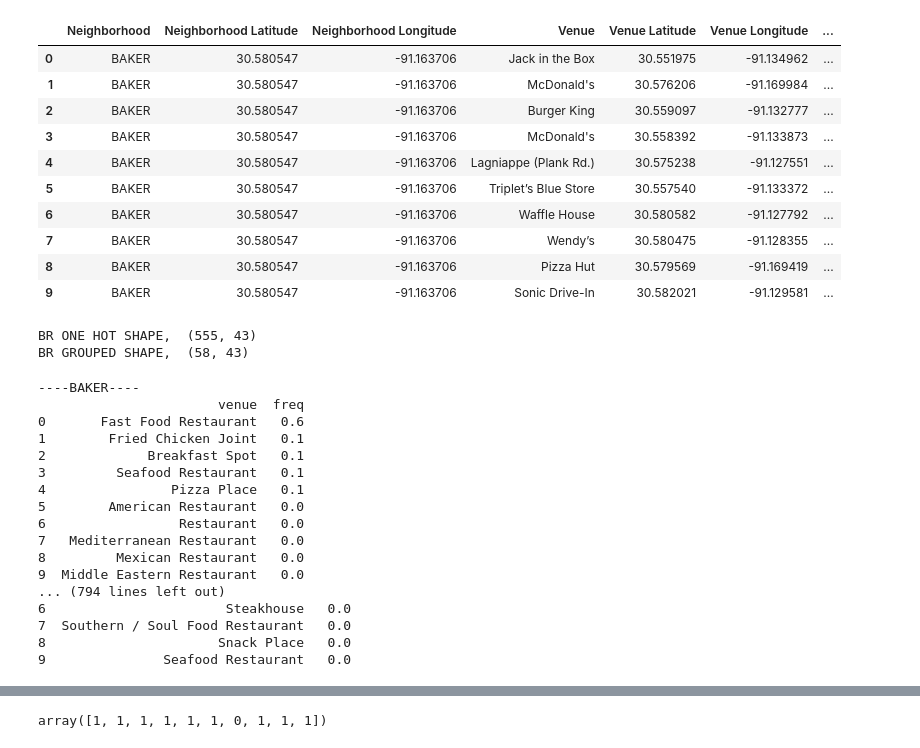
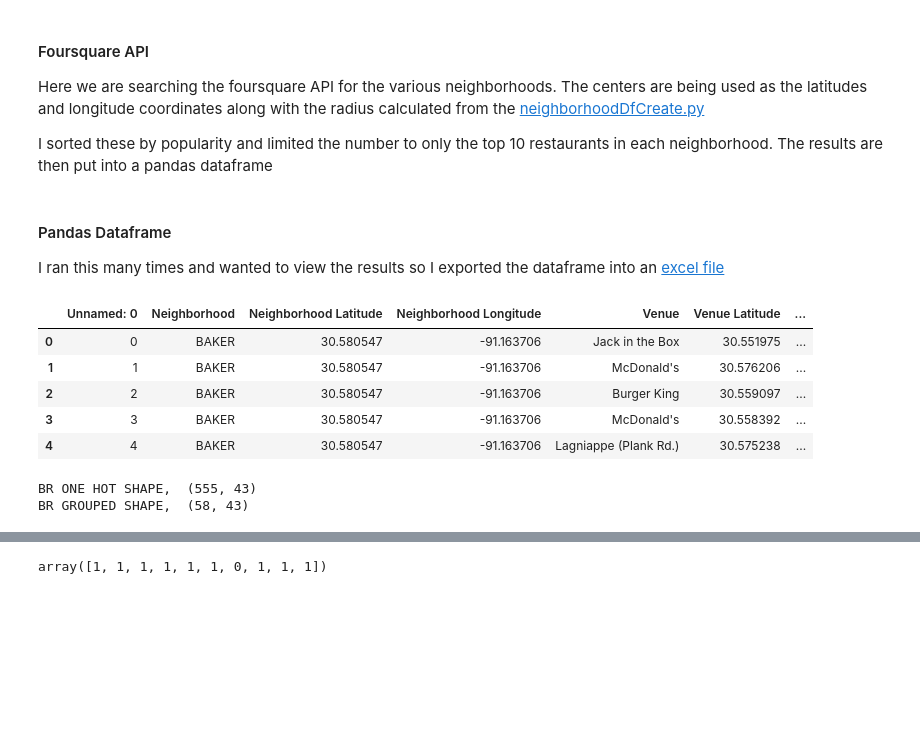
Before and after one commit to travistheall/Coursera_Capstone, a Jupyter notebook: notebooks/Api Popular Restaurants.ipynb, the cells around one changed output, grey strips where cells are left out. Cells and saved outputs as stored; diff of their text form; code cells hidden in the pictures; blank space fills up the shorter version.

```diff
--- a/notebooks/Api Popular Restaurants.ipynb
+++ b/notebooks/Api Popular Restaurants.ipynb
@@ -42,3 +46,7 @@ geojson = requests.get('https://opendata.arcgis.com/datasets/7c5e82ef83834de2ad2
+# %% [markdown]
+<h4>Foursquare API</h4>
+<p>Here we are searching the foursquare API for the various neighborhoods. The centers are being used as the latitudes and longitude coordinates along with the radius calculated from the <a href="https://github.com/travistheall/Coursera_Capstone/blob/master/Python%20Files/neighborhoodDfCreate.py">neighborhoodDfCreate.py</a></p>
+<p>I sorted these by popularity and limited the number to only the top 10 restaurants in each neighborhood. The results are then put into a pandas dataframe</p>
 # %%
 CLIENT_ID='XLQ4AOQ1EPWQSLRZTS2J253I2KIEUF5QOIC3TEQ2T2HKCQIW'
 CLIENT_SECRET = 'CZ2KUW1Z2FQ2VI3B5AOUTXNKL3BWPBODJ2XVEYCBPUZQZ3AR'
@@ -85,24 +93,22 @@ def getNearbyVenues(names, radius, latitudes, longitudes):
                              'Venue Category']
 
     return (nearby_venues)
+# %% [markdown]
+<h4>Pandas Dataframe</h4>
+<p>I ran this many times and wanted to view the results so I exported the dataframe into an <a href="https://github.com/travistheall/Coursera_Capstone/blob/master/data/FourSquareAPI/br_food_w_Coord.xlsx">excel file</a></p>
 # %%
-br_venues = getNearbyVenues(names=neighCenterData['Neighborhood'],
+"""br_venues = getNearbyVenues(names=neighCenterData['Neighborhood'],
                             radius=neighCenterData['Radius'],
                             latitudes=neighCenterData['Center Latitude'],
                             longitudes=neighCenterData['Center Longitude'])
-br_venues.to_excel('br_food_w_Coord.xlsx')
-#br_venues = pd.read_excel('../data/FoursquareAPI/br_food_w_Coord.xlsx')
-br_venues.head(10)
+br_venues.to_excel('br_food_w_Coord.xlsx')"""
+br_venues = pd.read_excel('../data/FoursquareAPI/br_food_w_Coord.xlsx')
+br_venues.head()
 # %% [output]
-|  | Neighborhood | Neighborhood Latitude | Neighborhood Longitude | Venue | Venue Latitude | Venue Longitude | ... |
-| 0 | BAKER | 30.580547 | -91.163706 | Jack in the Box | 30.551975 | -91.134962 | ... |
-| 1 | BAKER | 30.580547 | -91.163706 | McDonald's | 30.576206 | -91.169984 | ... |
-| 2 | BAKER | 30.580547 | -91.163706 | Burger King | 30.559097 | -91.132777 | ... |
-| 3 | BAKER | 30.580547 | -91.163706 | McDonald's | 30.558392 | -91.133873 | ... |
-| 4 | BAKER | 30.580547 | -91.163706 | Lagniappe (Plank Rd.) | 30.575238 | -91.127551 | ... |
-| 5 | BAKER | 30.580547 | -91.163706 | Triplet’s Blue Store | 30.557540 | -91.133372 | ... |
-| 6 | BAKER | 30.580547 | -91.163706 | Waffle House | 30.580582 | -91.127792 | ... |
-| 7 | BAKER | 30.580547 | -91.163706 | Wendy’s | 30.580475 | -91.128355 | ... |
-| 8 | BAKER | 30.580547 | -91.163706 | Pizza Hut | 30.579569 | -91.169419 | ... |
-| 9 | BAKER | 30.580547 | -91.163706 | Sonic Drive-In | 30.582021 | -91.129581 | ... |
+|  | Unnamed: 0 | Neighborhood | Neighborhood Latitude | Neighborhood Longitude | Venue | Venue Latitude | ... |
+| 0 | 0 | BAKER | 30.580547 | -91.163706 | Jack in the Box | 30.551975 | ... |
+| 1 | 1 | BAKER | 30.580547 | -91.163706 | McDonald's | 30.576206 | ... |
+| 2 | 2 | BAKER | 30.580547 | -91.163706 | Burger King | 30.559097 | ... |
+| 3 | 3 | BAKER | 30.580547 | -91.163706 | McDonald's | 30.558392 | ... |
+| 4 | 4 | BAKER | 30.580547 | -91.163706 | Lagniappe (Plank Rd.) | 30.575238 | ... |
 # %%
@@ -137,32 +144,14 @@ print("BR GROUPED SHAPE, ", br_grouped.shape)
 BR ONE HOT SHAPE,  (555, 43)
 BR GROUPED SHAPE,  (58, 43)
 # %%
-num_top_venues = 10
+num_top_venues = 5
 
 for hood in br_grouped['Neighborhood']:
-    print("----"+hood+"----")
+    #print("----"+hood+"----")
     temp = br_grouped[br_grouped['Neighborhood'] == hood].T.reset_index()
     temp.columns = ['venue','freq']
     temp = temp.iloc[1:]
     temp['freq'] = temp['freq'].astype(float)
     temp = temp.round({'freq': 2})
-    print(temp.sort_values('freq', ascending=False).reset_index(drop=True).head(num_top_venues))
-    print('\n')
+    #print(temp.sort_values('freq', ascending=False).reset_index(drop=True).head(num_top_venues))
+    #print('\n')
-# %% [output]
-----BAKER----
-                       venue  freq
-0       Fast Food Restaurant   0.6
-1        Fried Chicken Joint   0.1
-2             Breakfast Spot   0.1
-3         Seafood Restaurant   0.1
-4                Pizza Place   0.1
-5        American Restaurant   0.0
-6                 Restaurant   0.0
-7   Mediterranean Restaurant   0.0
-8         Mexican Restaurant   0.0
-9  Middle Eastern Restaurant   0.0
-... (794 lines left out)
-6                       Steakhouse   0.0
-7  Southern / Soul Food Restaurant   0.0
-8                      Snack Place   0.0
-9               Seafood Restaurant   0.0
```
Also changed, not shown: parts of 24 cells of this notebook, 28 other files.
